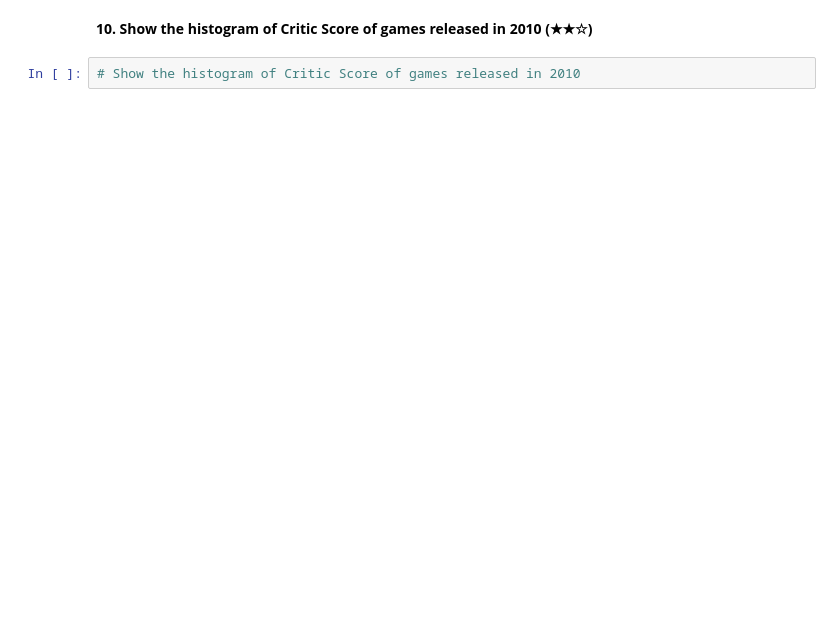
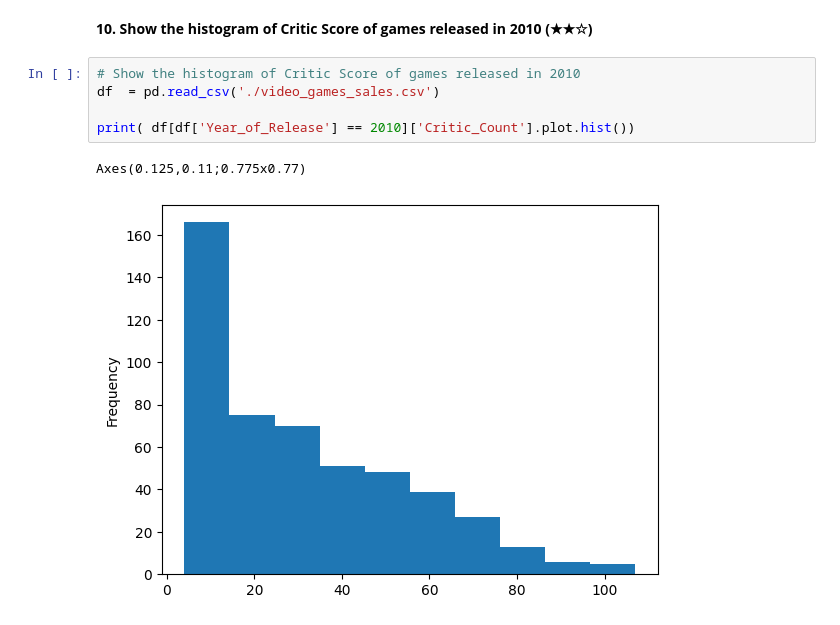
Before and after one commit to daniilpopoff/task3, a Jupyter notebook: Task3_Numpy_Pandas.ipynb, the cells around one changed output. Cells and saved outputs as stored; diff of their text form; blank space fills up the shorter version.

```diff
--- a/Task3_Numpy_Pandas.ipynb
+++ b/Task3_Numpy_Pandas.ipynb
@@ -367,3 +545,9 @@ Fields include
 **10. Show the histogram of Critic Score of games released in 2010 (★★☆)**
 # %%
 # Show the histogram of Critic Score of games released in 2010
+df  = pd.read_csv('./video_games_sales.csv')
+
+print( df[df['Year_of_Release'] == 2010]['Critic_Count'].plot.hist())
+# %% [output]
+Axes(0.125,0.11;0.775x0.77)
+[figure, added]
```
Also changed, not shown: parts of 23 cells of this notebook.
